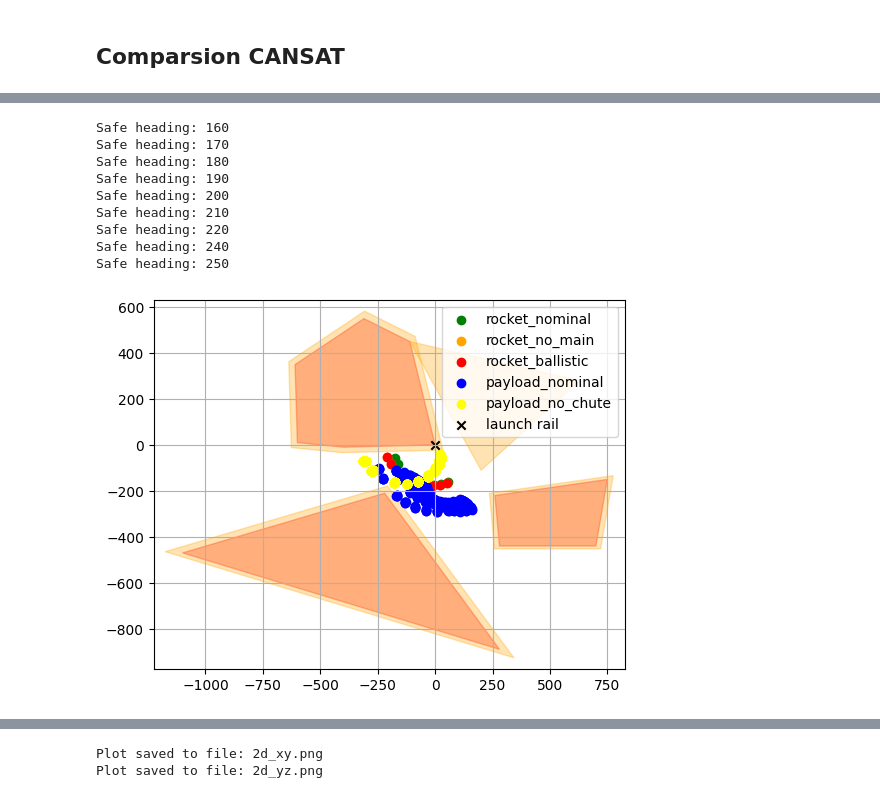
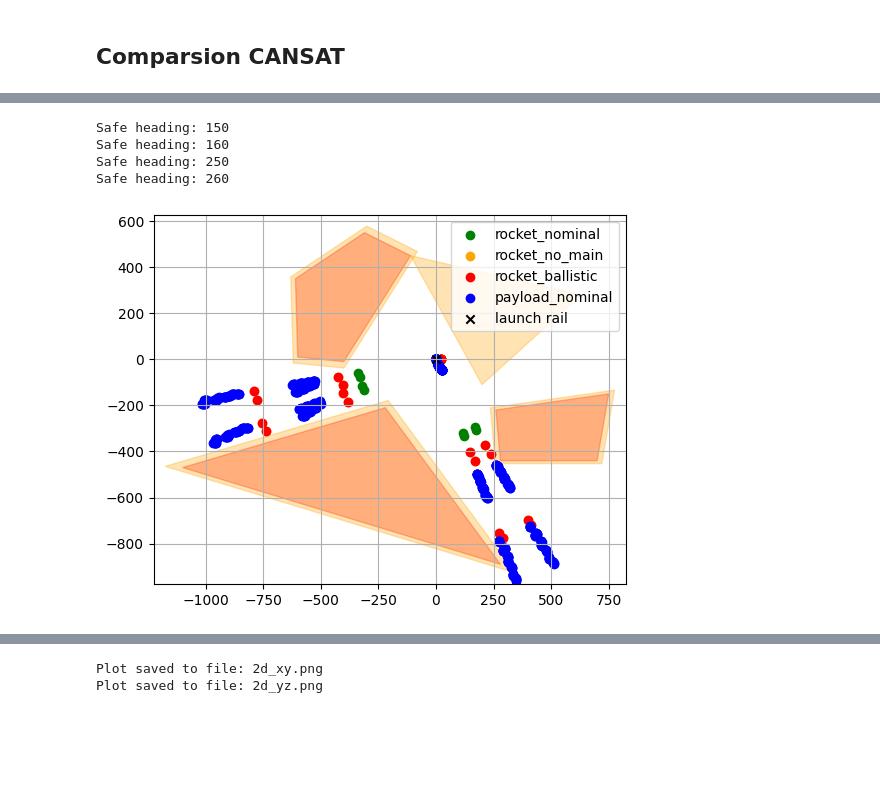
Before and after one commit to SpaceTeam/Lamarr_Flight_Simulation_RocketPy, a Jupyter notebook: Team26_RocketPy_v1_0_0.ipynb, the cells around one changed output, grey strips where cells are left out. Cells and saved outputs as stored; diff of their text form; code cells hidden in the pictures; blank space fills up the shorter version.

```diff
--- a/Team26_RocketPy_v1_0_0.ipynb
+++ b/Team26_RocketPy_v1_0_0.ipynb
@@ -1497,7 +1495,8 @@ if project == "CANSAT":
             coordinate_system_orientation = "tail_to_nose"
         )
 
-        payload["no_chute"] = copy.deepcopy(payload["nominal"])
+        # to add a payload with no chute, insert a payload "Rocket" into the dict, which has no chute
+        # this could cause issues, as a payload "Rocket" without chutes has no aerodynamic surface
 
         payload["nominal"].parachutes = list(payload_vals["payload_parachute"].values())
 
@@ -1508,11 +1507,6 @@ if project == "CANSAT":
             for k in variables
             if k in payload_vals
         })
-        attach_meta(payload["no_chute"], {
-            k: payload_vals[k]
-            for k in variables
-            if k in payload_vals
-        })
         payloads.append(payload)
     register("payload", payloads)
 # %% [output]
@@ -1683,7 +1656,6 @@ def plot_flights(ax, flight_groups):
         "rocket_no_main": (flights, "orange"),
         "rocket_ballistic": (flights, "red"),
         "payload_nominal": (flights, "blue"),
-        "payload_no_chute": (flights, "purple"),
     }
     """
     for label, (flights, color) in flight_groups.items():
@@ -1697,7 +1669,7 @@ def plot_flights(ax, flight_groups):
 # ===============================
 # Function to plot everything together
 # ===============================
-def plot_all(exclusion_zones=None, buffer_zones=None, flight_groups=None):
+def plot_all(name, exclusion_zones=None, buffer_zones=None, flight_groups=None):
     fig, ax = plt.subplots()
 
     if exclusion_zones:
@@ -1708,7 +1680,8 @@ def plot_all(exclusion_zones=None, buffer_zones=None, flight_groups=None):
     if flight_groups:
         plot_flights(ax, flight_groups)
 
-    plt.show()
+    fig.savefig(f"plots/{name}.png", dpi=300, bbox_inches="tight")
+    #plt.show()
 
 def is_in_exclusion_zone(coords, zones_dict):
     """
@@ -1744,7 +1717,7 @@ if project == "CANSAT":
             (-610, 350),
             (-600, 10),
             (-400, -10),
-            (0,0)   # enable to exclude launches heading to tribune
+            #(0,0)   # enable to exclude launches heading to tribune
         ],
         "Exclusion Zone Niederham": [
             (-1100, -470),
@@ -1775,7 +1748,7 @@ if project == "CANSAT":
     }
 
     buffer_zones.update(scale_zones(exclusion_zones, 1.1))
-    plot_all(exclusion_zones, buffer_zones, flight_groups={
+    plot_all("all_figures", exclusion_zones, buffer_zones, flight_groups={
         "rocket_nominal": (flights_w_p, "green"),
         "payload_nominal": (flights_payload, "blue")
     })
@@ -1784,15 +1763,14 @@ if project == "CANSAT":
 # %%
 if project == "CANSAT":
-    zones = buffer_zones
+    zones = exclusion_zones
     # ===============================
     # Prepare coordinates as tuples
     # ===============================
 
-    all_payload_scenarios = flights_payload + flights_payload_no_chute
+    all_payload_scenarios = flights_payload
     all_rocket_scenarios = flights_w_p + flights_w_p_no_main + flights_w_p_ballistic
 
     payload_coords = [(f.x_impact, f.y_impact) for f in flights_payload]
-    payload_coords_no_chute = [(f.x_impact, f.y_impact) for f in flights_payload_no_chute]
     rocket_coords  = [(f.x_impact, f.y_impact) for f in flights_w_p]
     rocket_coords_no_main  = [(f.x_impact, f.y_impact) for f in flights_w_p_no_main]
     rocket_coords_ballistic  = [(f.x_impact, f.y_impact) for f in flights_w_p_ballistic]
@@ -1801,7 +1779,6 @@ if project == "CANSAT":
     # Check which impacts are in exclusion zones
     # ===============================
     payload_impacts = is_in_exclusion_zone(payload_coords, zones)
-    no_chute_impacts = is_in_exclusion_zone(payload_coords_no_chute, zones)
     rocket_impacts  = is_in_exclusion_zone(rocket_coords, zones)
     no_main_impacts  = is_in_exclusion_zone(rocket_coords_no_main, zones)
     ballistic_impacts  = is_in_exclusion_zone(rocket_coords_ballistic, zones)
@@ -1811,8 +1788,6 @@ if project == "CANSAT":
     # ===============================
     payload_headings_in_zone = list({flights_payload[i].heading
                             for i, in_zone in enumerate(payload_impacts) if in_zone})
-    no_chute_headings_in_zone = list({flights_payload_no_chute[i].heading
-                            for i, in_zone in enumerate(no_chute_impacts) if in_zone})
 
     # ===============================
     # Find headings of rockets in exclusion zones
@@ -1825,29 +1800,28 @@ if project == "CANSAT":
                             for i, in_zone in enumerate(ballistic_impacts) if in_zone})
 
     #print("Headings with payload in exclusion zones:", payload_headings_in_zone)
-    #print("Headings with payload no chute in exclusion zones:", no_chute_headings_in_zone)
     #print("Headings with rocket in exclusion zones:", rocket_headings_in_zone)
     #print("Headings with rocket no main in exclusion zones:", no_main_headings_in_zone)
     #print("Headings with ballistic rocket in exclusion zones:", ballistic_headings_in_zone)
 
     # ===============================
-    # Print headings not in exclusion zones (every 20°)
+    # Print headings not in exclusion zones
     # ===============================
-    for i in range(0, 360, 10):
-        if (i not in payload_headings_in_zone + no_chute_headings_in_zone) and (i not in rocket_headings_in_zone + ballistic_headings_in_zone +  no_main_headings_in_zone):
+    all_headings = lookup("flight_heading")[0]
+    for i in all_headings:
+        if (i not in payload_headings_in_zone) and (i not in rocket_headings_in_zone + ballistic_headings_in_zone +  no_main_headings_in_zone):
             print("Safe heading:", i)
 
     # -------------------------------
     # 1) Compute forbidden headings
     # -------------------------------
     safe_payload_headings = [
-        h for h in range(0, 360, 10)
+        h for h in all_headings
         if h not in payload_headings_in_zone
-        and h not in no_chute_headings_in_zone
     ]
 
     safe_rocket_headings = [
-        h for h in range(0, 360, 10)
+        h for h in all_headings
         if h not in rocket_headings_in_zone
         and h not in no_main_headings_in_zone
         and h not in ballistic_headings_in_zone
@@ -1857,11 +1831,6 @@ if project == "CANSAT":
     # -------------------------------
     safe_payload_nominal = [
         f for f in flights_payload
-        if f.heading in safe_payload_headings
-    ]
-
-    safe_payload_no_chute = [
-        f for f in flights_payload_no_chute
         if f.heading in safe_payload_headings
     ]
 
@@ -1884,8 +1853,7 @@ if project == "CANSAT":
     # 3) Find initial solutions that are safe for BOTH
     # -------------------------------
     payload_solutions = (
-        [f.initial_solution for f in safe_payload_nominal] +
-        [f.initial_solution for f in safe_payload_no_chute]
+        [f.initial_solution for f in safe_payload_nominal]
     )
 
     rocket_solutions = (
@@ -1904,46 +1872,40 @@ if project == "CANSAT":
         if f.initial_solution in safe_solutions
     ]
 
-    safe_payload_no_chute = [
-        f for f in safe_payload_no_chute
-        if f.initial_solution in safe_solutions
-    ]
-
     safe_rocket_nominal = [
         f for f in safe_rocket_nominal
         if f.initial_solution in safe_solutions
     ]
 
     safe_rocket_no_main = [
         f for f in safe_rocket_no_main
         if f.initial_solution in safe_solutions
     ]
 
     safe_rocket_ballistic = [
         f for f in safe_rocket_ballistic
         if f.initial_solution in safe_solutions
     ]
 
+    safe_configurations = list({
+        (f.heading, f.inclination)
+        for f in safe_rocket_nominal
+    })
+
 
     # ===============================
     # Plot safe flights with zones
     # ===============================
-    plot_all(exclusion_zones, buffer_zones, flight_groups={
+    plot_all("final", exclusion_zones, buffer_zones, flight_groups={
         "rocket_nominal": (safe_rocket_nominal, "green"),
         "rocket_no_main": (safe_rocket_no_main, "orange"),
         "rocket_ballistic": (safe_rocket_ballistic, "red"),
         "payload_nominal": (safe_payload_nominal, "blue"),
-        "payload_no_chute": (safe_payload_no_chute, "yellow"),
     }
 )
 # %% [output]
+Safe heading: 150
 Safe heading: 160
-Safe heading: 170
-Safe heading: 180
-Safe heading: 190
-Safe heading: 200
-Safe heading: 210
-Safe heading: 220
-Safe heading: 240
 Safe heading: 250
+Safe heading: 260
-[figure, old version]
+[figure, new version]
```
Also changed, not shown: parts of 16 cells of this notebook, 22 other files.
